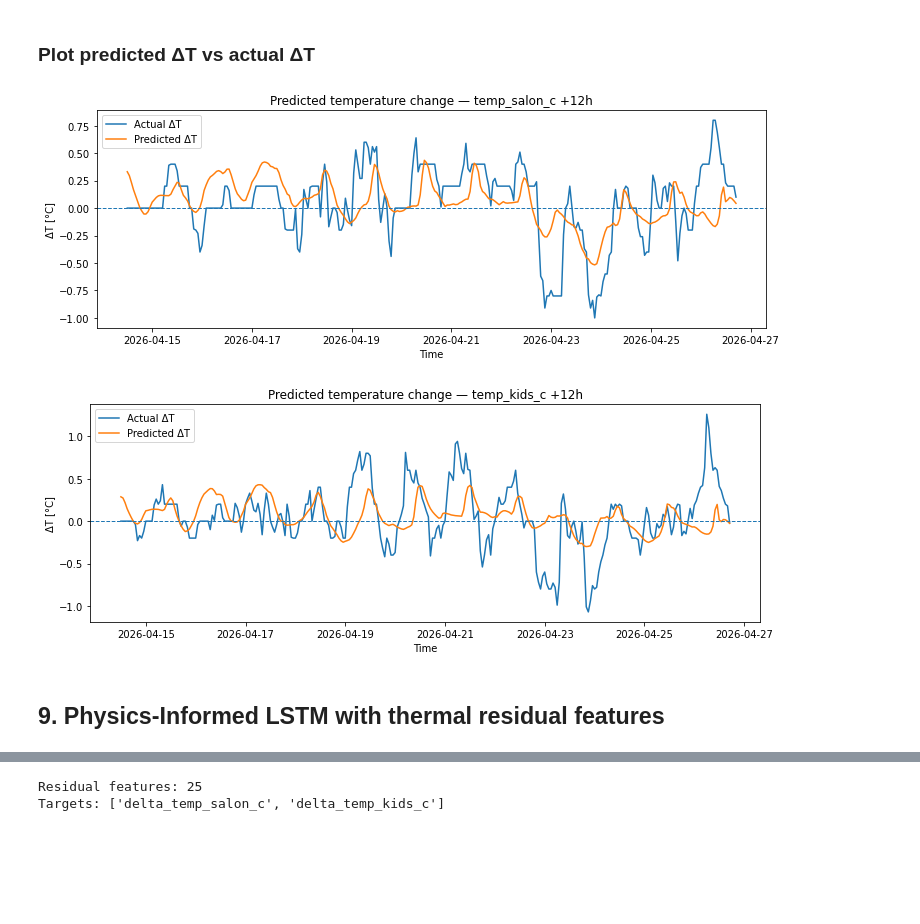
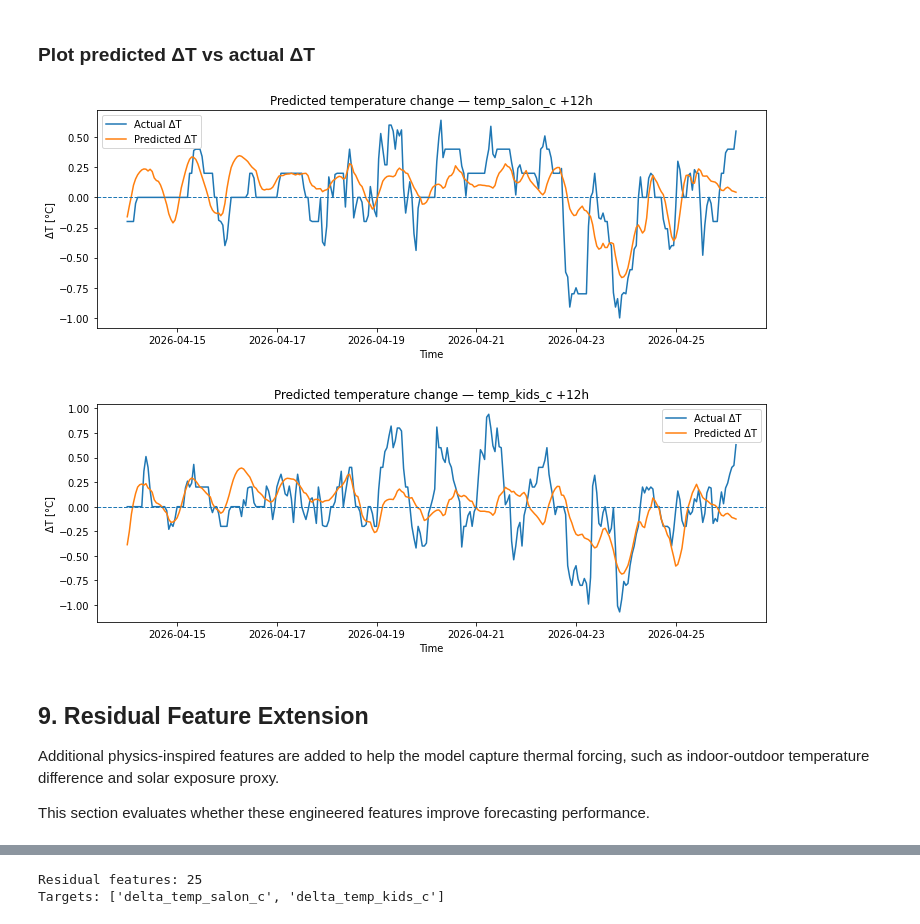
Before and after one commit to sotdousk/residential-thermal-digital-twin, a Jupyter notebook: notebooks/06_ml_temperature_prediction.ipynb, the cells around one changed output, grey strips where cells are left out. Saved outputs shown, nothing was run; the diff lists cells and outputs as text; code cells hidden in the pictures; blank space fills up the shorter version.

Commit message:
Finalize ML forecasting workflow and physics-inspired LSTM models

```diff
--- a/notebooks/06_ml_temperature_prediction.ipynb
+++ b/notebooks/06_ml_temperature_prediction.ipynb
@@ -614,5 +542,8 @@ for i, target in enumerate(lstm_targets):
     plt.xlabel("Time")
     plt.ylabel("Temperature [°C]")
     plt.legend()
+    room = target.split("_")[1]
+    full_path = f"../reports/figures/06_ml_temperature_prediction/LSTM_{room}.png"
+    plt.savefig(full_path, dpi=300, facecolor='white')
     plt.show()
 # %% [output]
@@ -653,7 +596,7 @@ phys_df["solar_proxy_roll_6h"] = (
 )
 
 phys_df["solar_proxy_roll_12h"] = (
-    phys_df["solar_proxy_temp_delta"].rolling(21).mean()
+    phys_df["solar_proxy_temp_delta"].rolling(12).mean()
 )
 
 phys_df["outdoor_mean_roll_12h"] = (
@@ -913,11 +857,12 @@ phys_temp_targets = [
 ]
 
 for i, target in enumerate(phys_temp_targets):
-    mae = mean_absolute_error(phys_actual_temp[:, i], phys_pred_temp[:, i])
-    rmse = mean_squared_error(phys_actual_temp[:, i], phys_pred_temp[:, i])
+    mae_delta_lstm = mean_absolute_error(phys_actual_temp[:, i], phys_pred_temp[:, i])
+    rmse_delta_lstm = np.sqrt(mean_squared_error(phys_actual_temp[:, i], phys_pred_temp[:, i]))
+    # rmse = mean_squared_error(phys_actual_temp[:, i], phys_pred_temp[:, i])
 
     print(
         f"Phsyics-informed LSTM {target} +{phys_horizon}h: "
-        f"MAE={mae:.3f} °C | RMSE={rmse:.3f} °C"
+        f"MAE={mae_delta_lstm:.3f} °C | RMSE={rmse_delta_lstm:.3f} °C"
     )
 # %% [output]
@@ -932,5 +877,8 @@ for i, target in enumerate(phys_temp_targets):
     plt.xlabel("Time")
     plt.ylabel("Temperature [°C]")
     plt.legend()
+    room = target.split("_")[1]
+    full_path = f"../reports/figures/06_ml_temperature_prediction/Physics_LSTM_{room}.png"
+    plt.savefig(full_path, dpi=300, facecolor='white')
     plt.show()
 # %% [output]
@@ -941,19 +889,26 @@ for i, target in enumerate(phys_temp_targets):
 # %%
 for i, target in enumerate(phys_temp_targets):
     plt.figure(figsize=(12, 4))
     plt.plot(phys_test_times, phys_actual_delta[:, i], label="Actual ΔT")
     plt.plot(phys_test_times, phys_pred_delta[:, i], label="Predicted ΔT")
     plt.axhline(0, linestyle="--", linewidth=1)
     plt.title(f"Predicted temperature change — {target} +{phys_horizon}h")
     plt.xlabel("Time")
     plt.ylabel("ΔT [°C]")
     plt.legend()
+    room = target.split("_")[1]
+    full_path = f"../reports/figures/06_ml_temperature_prediction/Physics_ΔΤ_LSTM_{room}.png"
+    plt.savefig(full_path, dpi=300, facecolor='white')
     plt.show()
 # %% [output]
-[figure, old version]
+[figure, new version]
-[figure, old version]
+[figure, new version]
 # %% [markdown]
-## 9. Physics-Informed LSTM with thermal residual features
+## 9. Residual Feature Extension
+
+Additional physics-inspired features are added to help the model capture thermal forcing, such as indoor-outdoor temperature difference and solar exposure proxy.
+
+This section evaluates whether these engineered features improve forecasting performance.
 # %%
 # Estimate simple thermal coefficients k from training data
 # dT/dt = k * (T_out - T_in)
```
Also changed, not shown: parts of 59 cells of this notebook, 12 other files.
